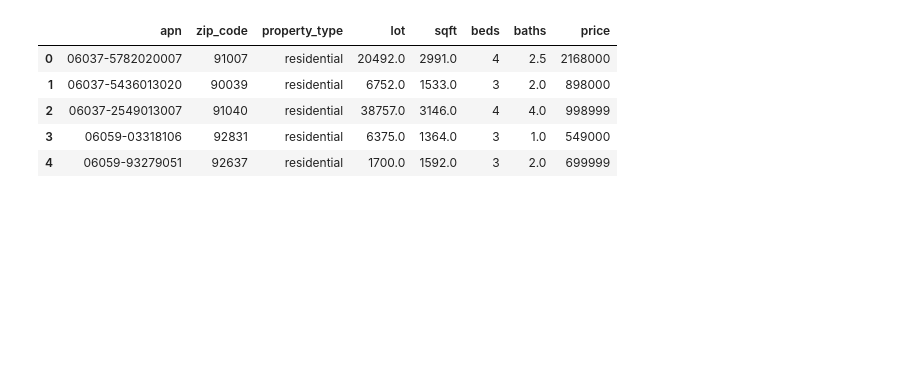
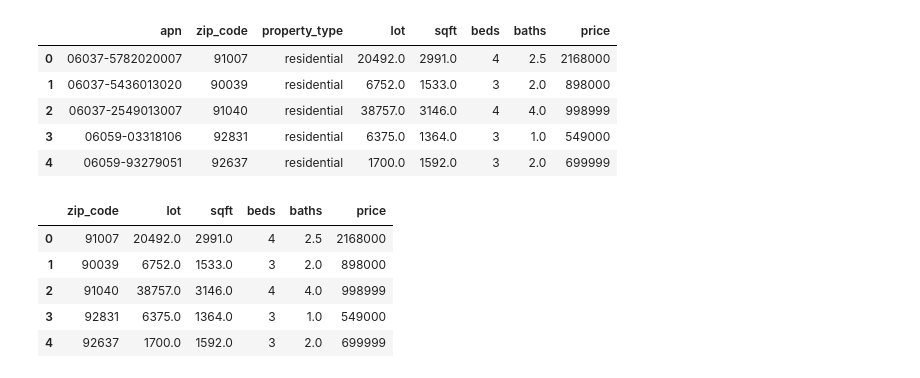
Before and after one commit to clebsonc/PricePrediction, a Jupyter notebook: PricePrediction.ipynb, the cells around one changed output. Saved outputs shown, nothing was run; the diff lists cells and outputs as text; code cells hidden in the pictures; blank space fills up the shorter version.

```diff
--- a/PricePrediction.ipynb
+++ b/PricePrediction.ipynb
@@ -223,0 +211,9 @@ from sklearn.feature_extraction import DictVectorizer
+# %%
+X.head(5)
+# %% [output]
+|  | zip_code | lot | sqft | beds | baths | price |
+| 0 | 91007 | 20492.0 | 2991.0 | 4 | 2.5 | 2168000 |
+| 1 | 90039 | 6752.0 | 1533.0 | 3 | 2.0 | 898000 |
+| 2 | 91040 | 38757.0 | 3146.0 | 4 | 4.0 | 998999 |
+| 3 | 92831 | 6375.0 | 1364.0 | 3 | 1.0 | 549000 |
+| 4 | 92637 | 1700.0 | 1592.0 | 3 | 2.0 | 699999 |
```
Also changed, not shown: parts of 30 cells of this notebook, 1 other file.
